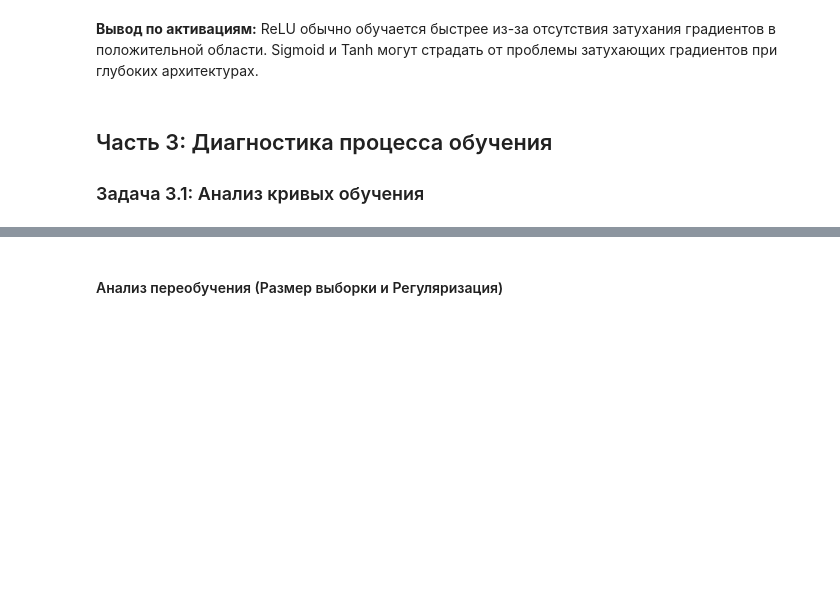
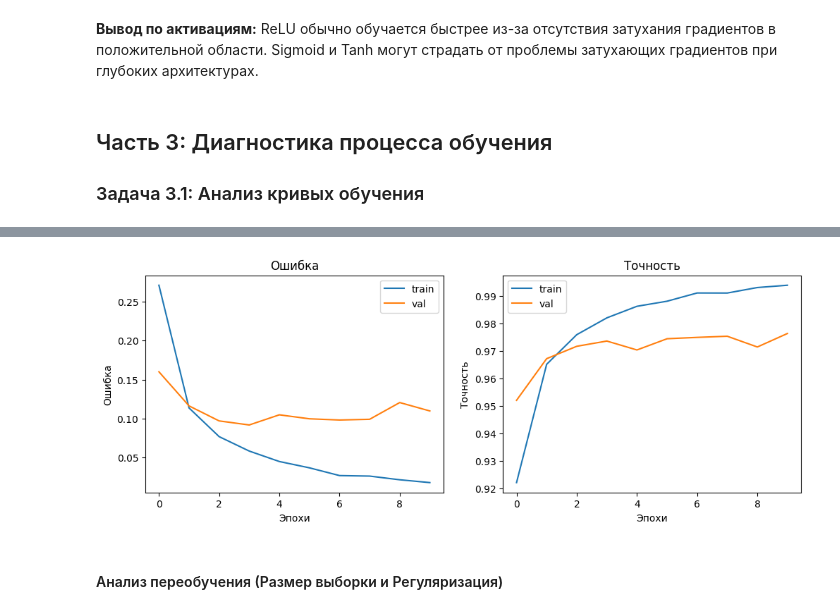
Before and after one commit to Exemtik/BasicMachineLearning, a Jupyter notebook: lab_2.ipynb, the cells around one changed output, grey strips where cells are left out. Drawn from its saved outputs; the diff is of its cells as text; code cells hidden in the pictures; blank space fills up the shorter version.

```diff
--- a/lab_2.ipynb
+++ b/lab_2.ipynb
@@ -220,12 +222,17 @@ plt.figure(figsize=(12, 4))
 plt.subplot(1, 2, 1)
 plt.plot(history_mnist.history['loss'], label='train')
 plt.plot(history_mnist.history['val_loss'], label='val')
-plt.title('Loss')
+plt.title('Ошибка')
+plt.xlabel('Эпохи')
+plt.ylabel('Ошибка')
 plt.legend()
 
 plt.subplot(1, 2, 2)
 plt.plot(history_mnist.history['accuracy'], label='train')
 plt.plot(history_mnist.history['val_accuracy'], label='val')
-plt.title('Accuracy')
+plt.title('Точность')
+plt.xlabel('Эпохи')
+plt.ylabel('Точность')
 plt.legend()
 plt.show()
+# %% [output]
@@ -232,3 +259,4 @@ plt.show()
+[figure, added]
 # %% [markdown]
 #### Анализ переобучения (Размер выборки и Регуляризация)
 # %%
```
Also changed, not shown: parts of 17 cells of this notebook, 1 other file.
